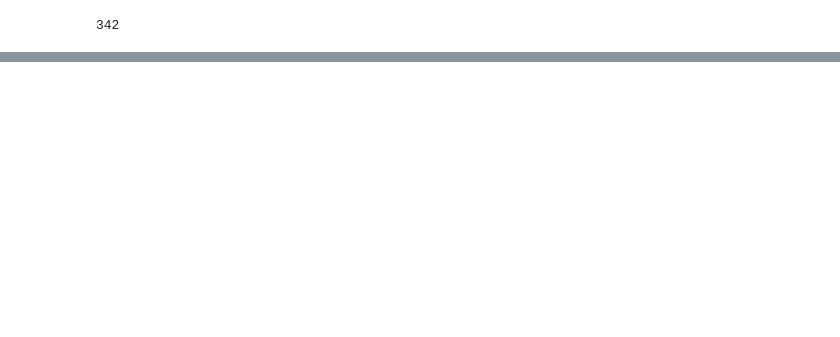
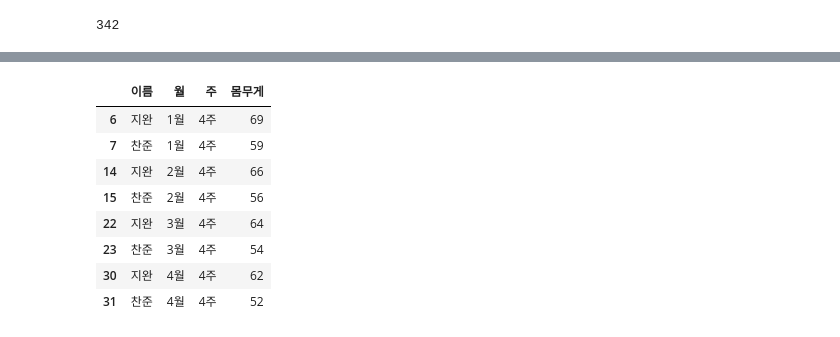
Before and after one commit to ekc1467/Pandas, a Jupyter notebook: 10th.ipynb, the cells around one changed output, grey strips where cells are left out. Saved outputs shown, nothing was run; the diff lists cells and outputs as text; code cells hidden in the pictures; blank space fills up the shorter version.

```diff
--- a/10th.ipynb
+++ b/10th.ipynb
@@ -417,0 +434,2 @@ titanic['survived'].sum()
+# %%
+weight = pd.read_csv('weight_loss.csv',encoding='cp949')
@@ -417,0 +445,14 @@ titanic['survived'].sum()
+# %%
+week4 = weight.query('주 == "4주"')
+# %%
+week4
+# %% [output]
+|  | 이름 | 월 | 주 | 몸무게 |
+| 6 | 지완 | 1월 | 4주 | 69 |
+| 7 | 찬준 | 1월 | 4주 | 59 |
+| 14 | 지완 | 2월 | 4주 | 66 |
+| 15 | 찬준 | 2월 | 4주 | 56 |
+| 22 | 지완 | 3월 | 4주 | 64 |
+| 23 | 찬준 | 3월 | 4주 | 54 |
+| 30 | 지완 | 4월 | 4주 | 62 |
+| 31 | 찬준 | 4월 | 4주 | 52 |
```
Also changed, not shown: parts of 39 cells of this notebook, 13 other files.
